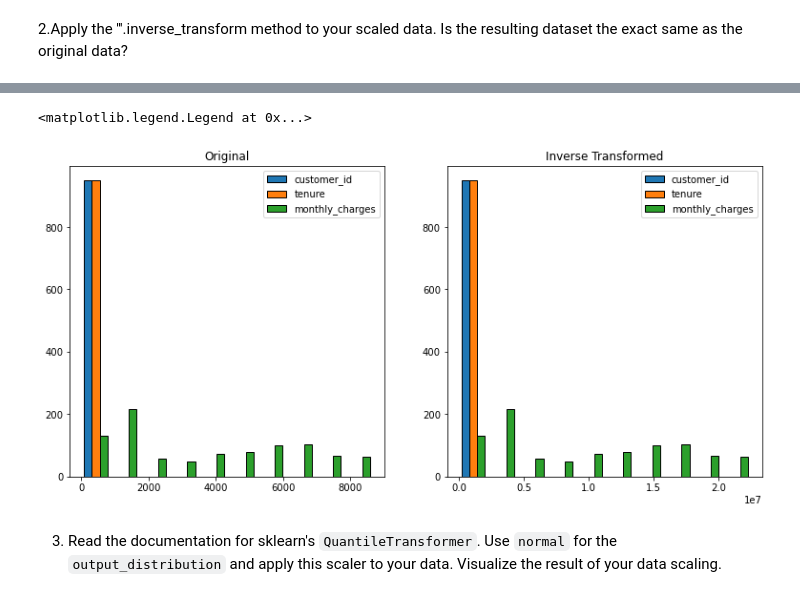
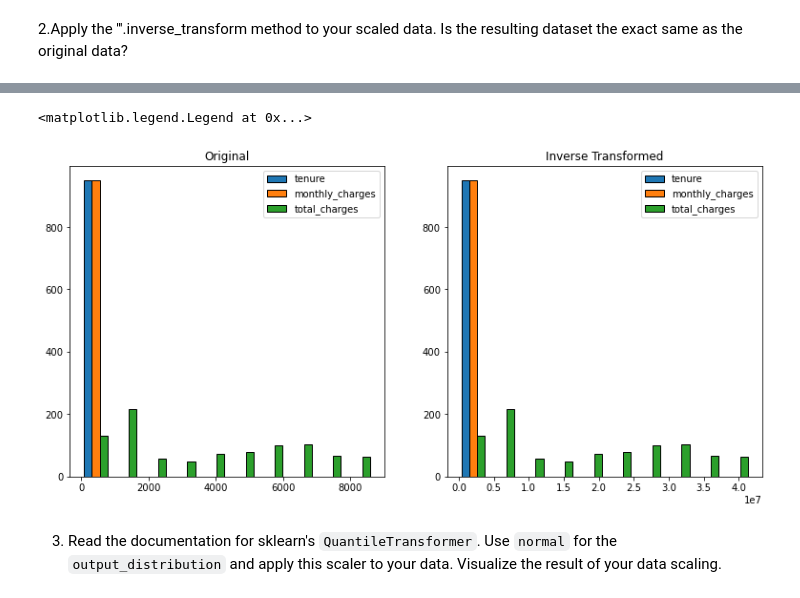
Before and after one commit to barbmarques/regression-exercises, a Jupyter notebook: scaling.ipynb, the cells around one changed output, grey strips where cells are left out. Saved outputs shown, nothing was run; the diff lists cells and outputs as text; code cells hidden in the pictures.

````diff
--- a/scaling.ipynb
+++ b/scaling.ipynb
@@ -63,12 +166,12 @@ plt.legend(train)
 # %%
-# Standard Scaler
+# Robust Scaler
 
-scaler = sklearn.preprocessing.StandardScaler()
-scaler.fit(x_train)
+scaler = sklearn.preprocessing.RobustScaler()
+scaler.fit(train)
 
-x_train_scaled = scaler.transform(x_train)
-x_validate_scaled = scaler.transform(x_validate)
-x_test_scaled = scaler.transform(x_test)
+train_scaled = scaler.transform(train)
+validate_scaled = scaler.transform(validate)
+test_scaled = scaler.transform(test)
 # %%
 plt.figure(figsize=(13,6))
 plt.subplot(121)
@@ -111,11 +192,11 @@ plt.legend(train)
 
 scaler = sklearn.preprocessing.MinMaxScaler()
 
-scaler.fit(x_train)
+scaler.fit(train)
 
-x_train_scaled_inv = scaler.inverse_transform(x_train)
-x_validate_scaled_inv = scaler.inverse_transform(x_validate)
-x_test_scaled_inv = scaler.inverse_transform(x_test)
+train_scaled_inv = scaler.inverse_transform(train)
+validate_scaled_inv = scaler.inverse_transform(validate)
+test_scaled_inv = scaler.inverse_transform(test)
 # %%
 plt.figure(figsize=(13,6))
 plt.subplot(121)
@@ -133,11 +214,11 @@ plt.legend(train)
 # Standard Scaler
 
 scaler = sklearn.preprocessing.StandardScaler()
-scaler.fit(x_train)
+scaler.fit(train)
 
-x_train_scaled_inv = scaler.inverse_transform(x_train)
-x_validate_scaled_inv = scaler.inverse_transform(x_validate)
-x_test_scaled_inv = scaler.inverse_transform(x_test)
+train_scaled_inv = scaler.inverse_transform(train)
+validate_scaled_inv = scaler.inverse_transform(validate)
+test_scaled_inv = scaler.inverse_transform(test)
 # %%
 plt.figure(figsize=(13,6))
 plt.subplot(121)
@@ -155,24 +237,24 @@ plt.legend(train)
 # Robust Scaler
 
 scaler = sklearn.preprocessing.RobustScaler()
-scaler.fit(x_train)
+scaler.fit(train)
 
-x_train_scaled_inv = scaler.inverse_transform(x_train)
-x_validate_scaled_inv = scaler.inverse_transform(x_validate)
-x_test_scaled_inv = scaler.inverse_transform(x_test)
+train_scaled_inv = scaler.inverse_transform(train)
+validate_scaled_inv = scaler.inverse_transform(validate)
+test_scaled_inv = scaler.inverse_transform(test)
 # %%
 plt.figure(figsize=(13,6))
 plt.subplot(121)
-plt.hist(x_train, bins=10, ec='black')
+plt.hist(train, bins=10, ec='black')
 plt.title('Original')
 plt.legend(train)
 plt.subplot(122)
-plt.hist(x_train_scaled_inv,bins=10,ec='black')
+plt.hist(train_scaled_inv,bins=10,ec='black')
 plt.title('Inverse Transformed')
 plt.legend(train)
 # %% [output]
 <matplotlib.legend.Legend at 0x...>
-[figure, old version]
+[figure, new version]
 # %% [markdown]
 3. Read the documentation for sklearn's ```QuantileTransformer```. Use ```normal``` for the ```output_distribution``` and apply this scaler to your data. Visualize the result of your data scaling.
 # %% [markdown]
````
Also changed, not shown: parts of 50 cells of this notebook.
